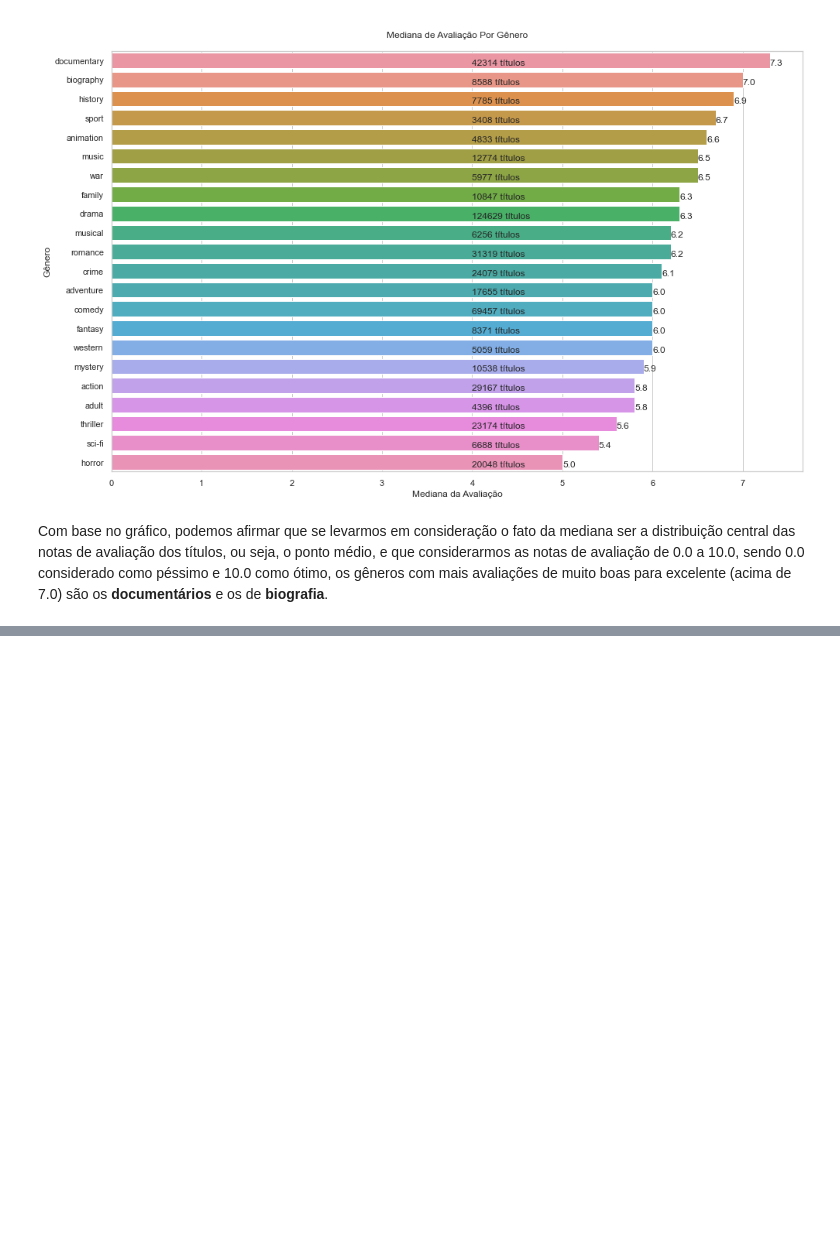
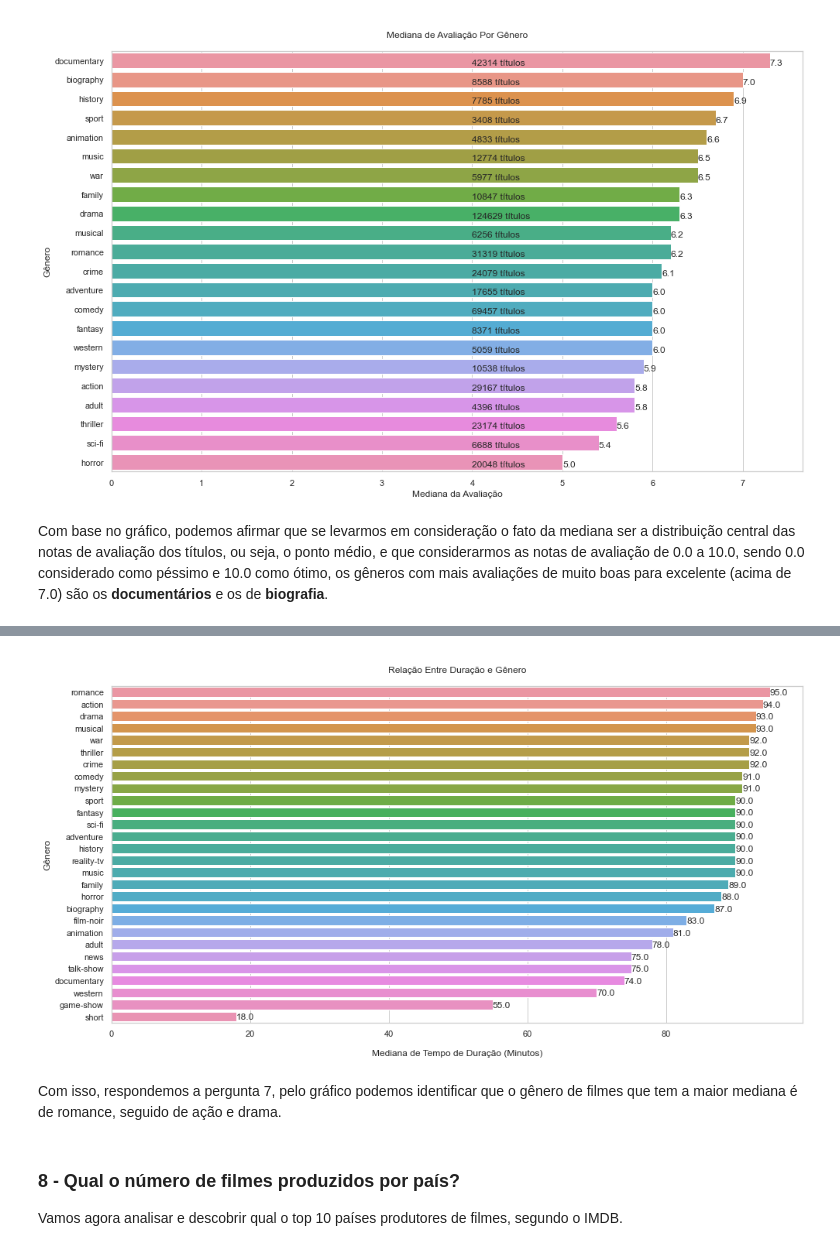
Before and after one commit to AndersonGabrielCalasans/iniciacao-ciencia-de-dados-DSA, a Jupyter notebook: Analise-exploratoria-IMDB.ipynb, the cells around one changed output, grey strips where cells are left out. Saved outputs shown, nothing was run; the diff lists cells and outputs as text; code cells hidden in the pictures; blank space fills up the shorter version.

```diff
--- a/Analise-exploratoria-IMDB.ipynb
+++ b/Analise-exploratoria-IMDB.ipynb
@@ -577,0 +867,4 @@ Com base no gráfico, podemos afirmar que se levarmos em consideração o fato d
+# %%
+# Tornando os gêneros únicos novamente
+genre_uni = return_genres(result_runtime_genre)
+display(genre_uni)
@@ -577,0 +889,13 @@ Com base no gráfico, podemos afirmar que se levarmos em consideração o fato d
+# %%
+# Calculando a duração por gênero
+genre_runtime = []
+for item in genre_uni:
+    query = 'SELECT runtime_minutes Runtime FROM  titles  WHERE genres LIKE '+ '\''+'%'+item+'%'+'\' AND type=\'movie\' AND Runtime!=\'NaN\''
+    result = pd.read_sql_query(query, conn)
+    genre_runtime.append(np.median(result['Runtime']))
+# %%
+# Prepara o dataframe
+df_genre_runtime = pd.DataFrame()
+df_genre_runtime['genre'] = genre_uni
+df_genre_runtime['runtime'] = genre_runtime
+df_genre_runtime
@@ -577,0 +920,30 @@ Com base no gráfico, podemos afirmar que se levarmos em consideração o fato d
+# %%
+# Ordena os dados
+df_genre_runtime = df_genre_runtime.sort_values(by = 'runtime', ascending = False)
+# %%
+# Plot
+
+# Tamanho da figura
+plt.figure(figsize = (16,8))
+
+# Barplot
+sns.barplot(y = df_genre_runtime.genre, x = df_genre_runtime.runtime, orient = "h")
+
+# Loop
+for i in range(len(df_genre_runtime.index)):
+    plt.text(df_genre_runtime.runtime[df_genre_runtime.index[i]],
+             i + 0.25,
+             round(df_genre_runtime["runtime"][df_genre_runtime.index[i]], 2))
+
+plt.ylabel('Gênero')
+plt.xlabel('\nMediana de Tempo de Duração (Minutos)')
+plt.title('\nRelação Entre Duração e Gênero\n')
+plt.show()
+# %% [output]
+[figure, added]
+# %% [markdown]
+Com isso, respondemos a pergunta 7, pelo gráfico podemos identificar que o gênero de filmes que tem a maior mediana é de romance, seguido de ação e drama.
+# %% [markdown]
+### 8 - Qual o número de filmes produzidos por país?
+
+Vamos agora analisar e descobrir qual o top 10 países produtores de filmes, segundo o IMDB.
```
Also changed, not shown: parts of 46 cells of this notebook, 1 other file.
